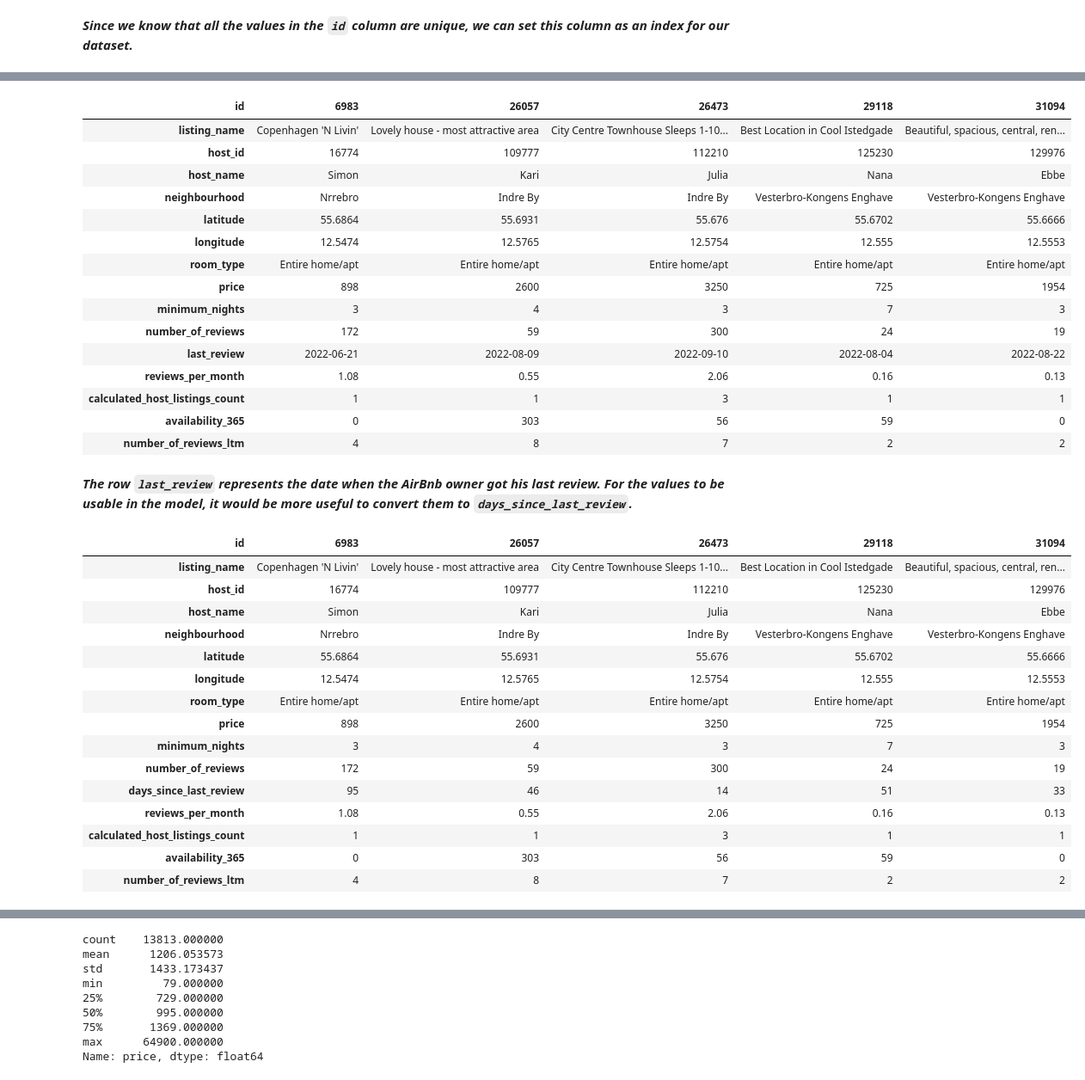
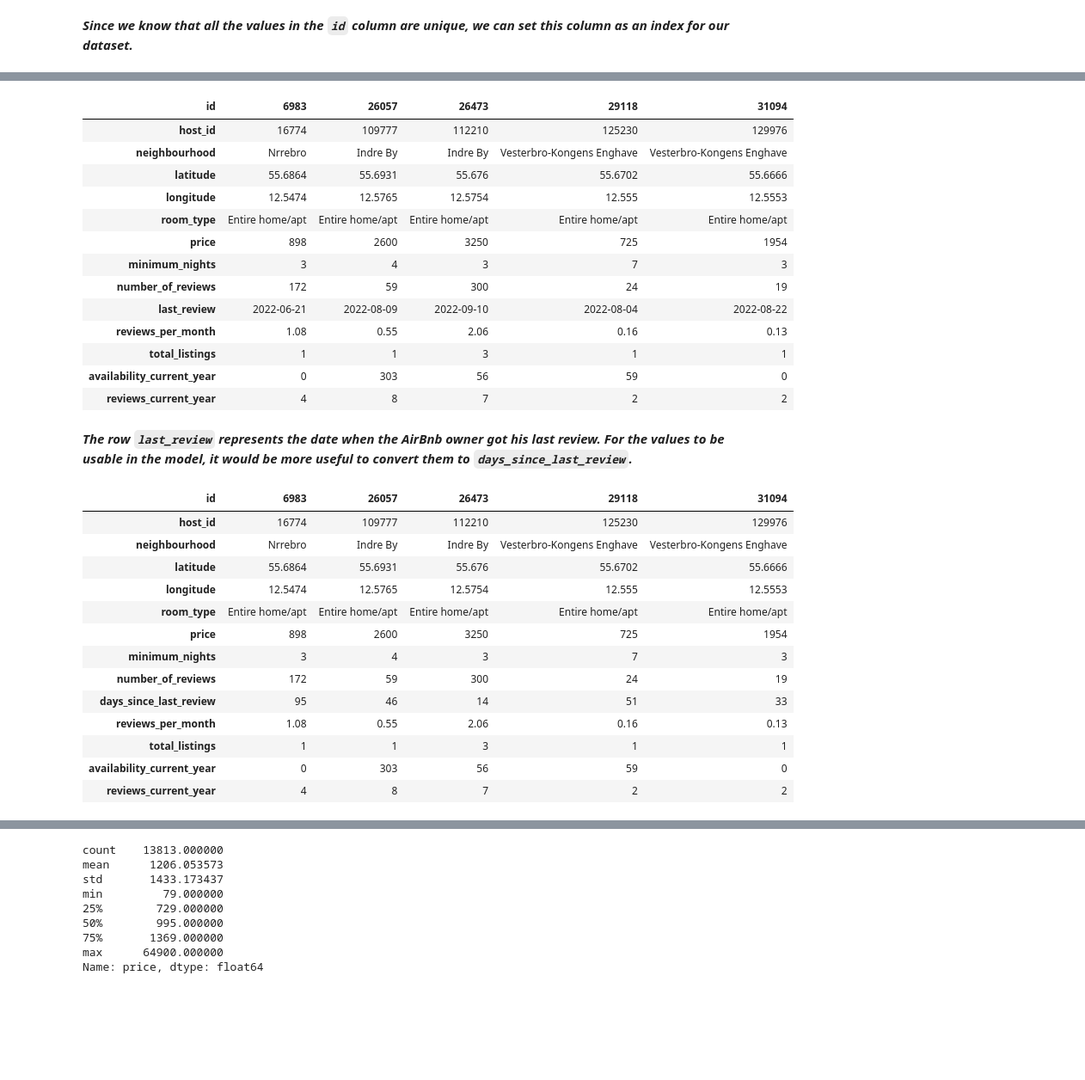
Before and after one commit to Arlinda96/BA-Project, a Jupyter notebook: Airbnb_Project.ipynb, the cells around one changed output, grey strips where cells are left out. Shown at 86% size. Saved outputs shown, nothing was run; the diff lists cells and outputs as text; code cells hidden in the pictures; blank space fills up the shorter version.

```diff
--- a/Airbnb_Project.ipynb
+++ b/Airbnb_Project.ipynb
@@ -164,14 +231,11 @@ Name: 650819220455514228, dtype: object
 # %%
 # Renaming column of dataset for better interpretation
-new_col = {'name':'listing_name'}
 
-dataset.rename(columns=new_col, inplace=True)
+dataset.rename(columns={'calculated_host_listings_count':'total_listings', 'availability_365':'availability_current_year', 'number_of_reviews_ltm':'reviews_current_year'}, inplace=True)
 dataset.head().T
 # %% [output]
 | id | 6983 | 26057 | 26473 | 29118 | 31094 |
-| listing_name | Copenhagen 'N Livin' | Lovely house - most attractive area | City Centre Townhouse Sleeps 1-10... | Best Location in Cool Istedgade | Beautiful, spacious, central, ren... |
 | host_id | 16774 | 109777 | 112210 | 125230 | 129976 |
-| host_name | Simon | Kari | Julia | Nana | Ebbe |
 | neighbourhood | Nrrebro | Indre By | Indre By | Vesterbro-Kongens Enghave | Vesterbro-Kongens Enghave |
 | latitude | 55.6864 | 55.6931 | 55.676 | 55.6702 | 55.6666 |
 | longitude | 12.5474 | 12.5765 | 12.5754 | 12.555 | 12.5553 |
@@ -181,9 +245,9 @@ dataset.head().T
 | number_of_reviews | 172 | 59 | 300 | 24 | 19 |
 | last_review | 2022-06-21 | 2022-08-09 | 2022-09-10 | 2022-08-04 | 2022-08-22 |
 | reviews_per_month | 1.08 | 0.55 | 2.06 | 0.16 | 0.13 |
-| calculated_host_listings_count | 1 | 1 | 3 | 1 | 1 |
-| availability_365 | 0 | 303 | 56 | 59 | 0 |
-| number_of_reviews_ltm | 4 | 8 | 7 | 2 | 2 |
+| total_listings | 1 | 1 | 3 | 1 | 1 |
+| availability_current_year | 0 | 303 | 56 | 59 | 0 |
+| reviews_current_year | 4 | 8 | 7 | 2 | 2 |
 # %%
 # Convert date object type to datetime
 dataset['last_review'] = pd.to_datetime(dataset['last_review'], format='%Y-%m-%d')
@@ -199,9 +263,7 @@ dataset.rename(columns=new_col, inplace=True)
 dataset.head().T
 # %% [output]
 | id | 6983 | 26057 | 26473 | 29118 | 31094 |
-| listing_name | Copenhagen 'N Livin' | Lovely house - most attractive area | City Centre Townhouse Sleeps 1-10... | Best Location in Cool Istedgade | Beautiful, spacious, central, ren... |
 | host_id | 16774 | 109777 | 112210 | 125230 | 129976 |
-| host_name | Simon | Kari | Julia | Nana | Ebbe |
 | neighbourhood | Nrrebro | Indre By | Indre By | Vesterbro-Kongens Enghave | Vesterbro-Kongens Enghave |
 | latitude | 55.6864 | 55.6931 | 55.676 | 55.6702 | 55.6666 |
 | longitude | 12.5474 | 12.5765 | 12.5754 | 12.555 | 12.5553 |
@@ -211,9 +273,9 @@ dataset.head().T
 | number_of_reviews | 172 | 59 | 300 | 24 | 19 |
 | days_since_last_review | 95 | 46 | 14 | 51 | 33 |
 | reviews_per_month | 1.08 | 0.55 | 2.06 | 0.16 | 0.13 |
-| calculated_host_listings_count | 1 | 1 | 3 | 1 | 1 |
-| availability_365 | 0 | 303 | 56 | 59 | 0 |
-| number_of_reviews_ltm | 4 | 8 | 7 | 2 | 2 |
+| total_listings | 1 | 1 | 3 | 1 | 1 |
+| availability_current_year | 0 | 303 | 56 | 59 | 0 |
+| reviews_current_year | 4 | 8 | 7 | 2 | 2 |
 # %%
 # Sort the dataset based on the price
 dataset = dataset.sort_values(by='price', ascending=True)
```
Also changed, not shown: parts of 61 cells of this notebook.
